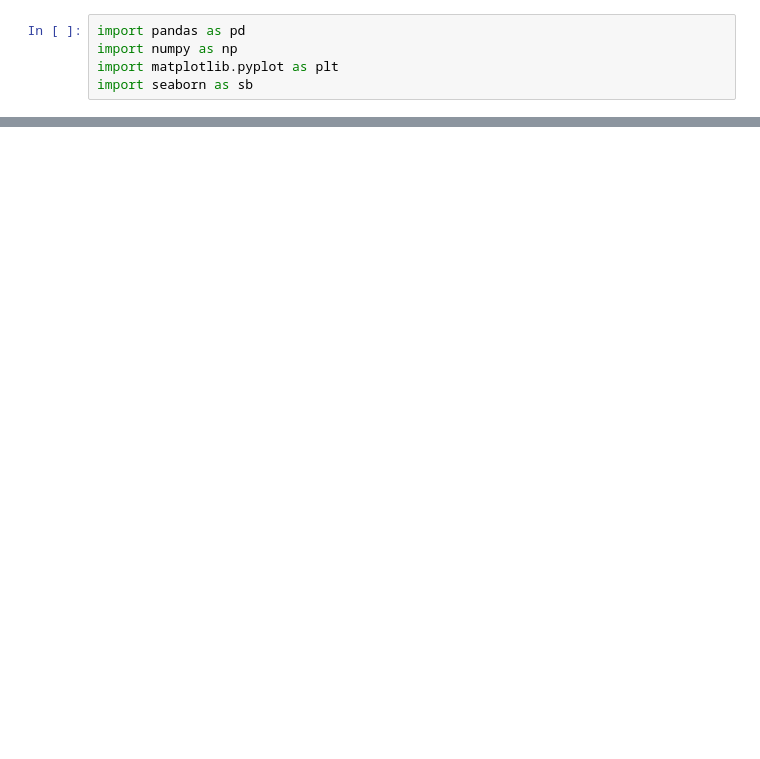
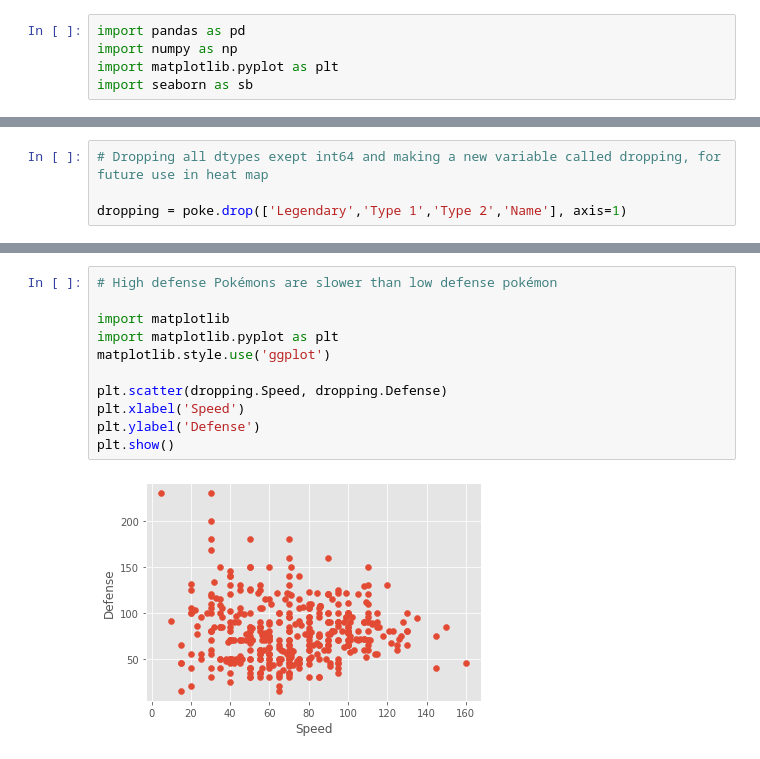
Before and after one commit to Samiieh/Ar1_skriptProgramering, a Jupyter notebook: lab 5 projektarbete/labb5.ipynb, the cells around one changed output, grey strips where cells are left out. Cells and saved outputs as stored; diff of their text form; blank space fills up the shorter version.

```diff
--- a/lab 5 projektarbete/labb5.ipynb
+++ b/lab 5 projektarbete/labb5.ipynb
@@ -144,0 +203,4 @@ plt.show()
+# %%
+# Dropping all dtypes exept int64 and making a new variable called dropping, for future use in heat map
+
+dropping = poke.drop(['Legendary','Type 1','Type 2','Name'], axis=1)
@@ -144,0 +298,13 @@ plt.show()
+# %%
+# High defense Pokémons are slower than low defense pokémon
+
+import matplotlib
+import matplotlib.pyplot as plt
+matplotlib.style.use('ggplot')
+
+plt.scatter(dropping.Speed, dropping.Defense)
+plt.xlabel('Speed')
+plt.ylabel('Defense')
+plt.show()
+# %% [output]
+[figure, added]
```
Also changed, not shown: parts of 36 cells of this notebook, 2 other files.
